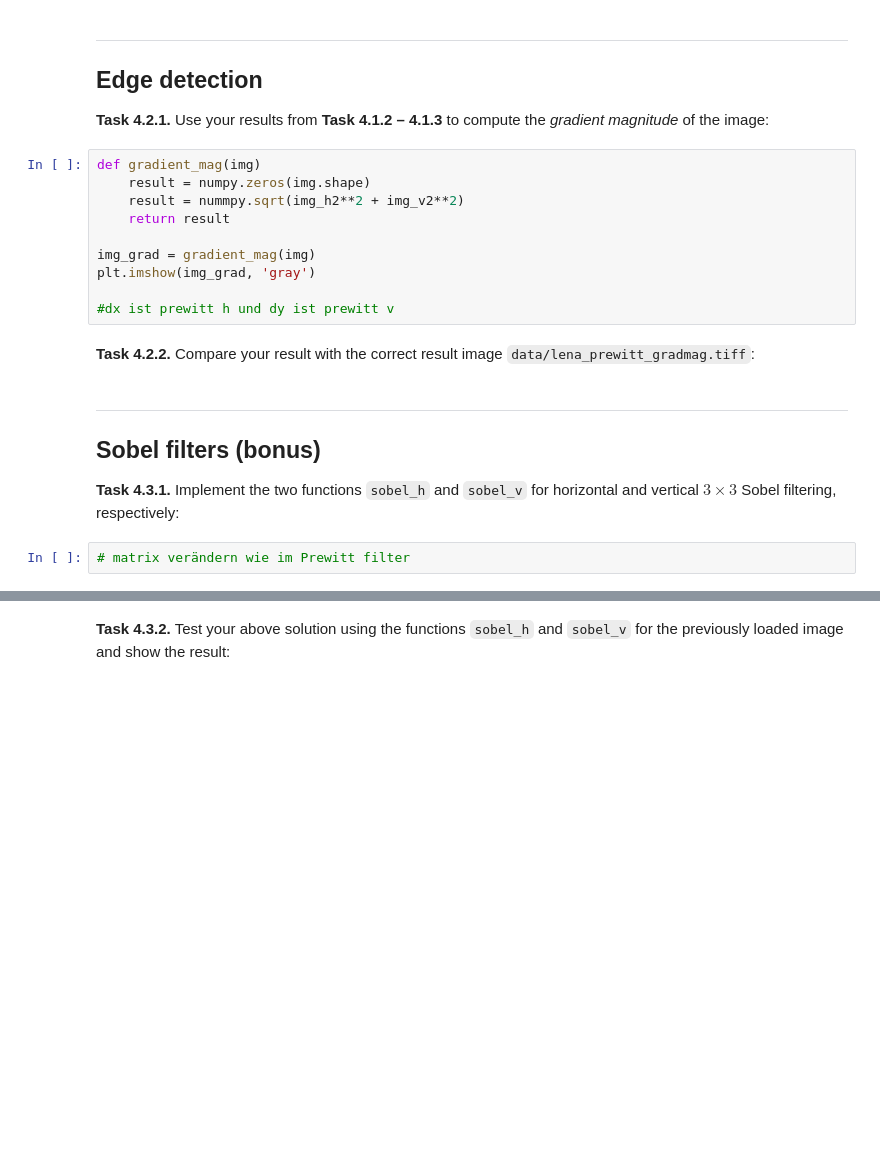
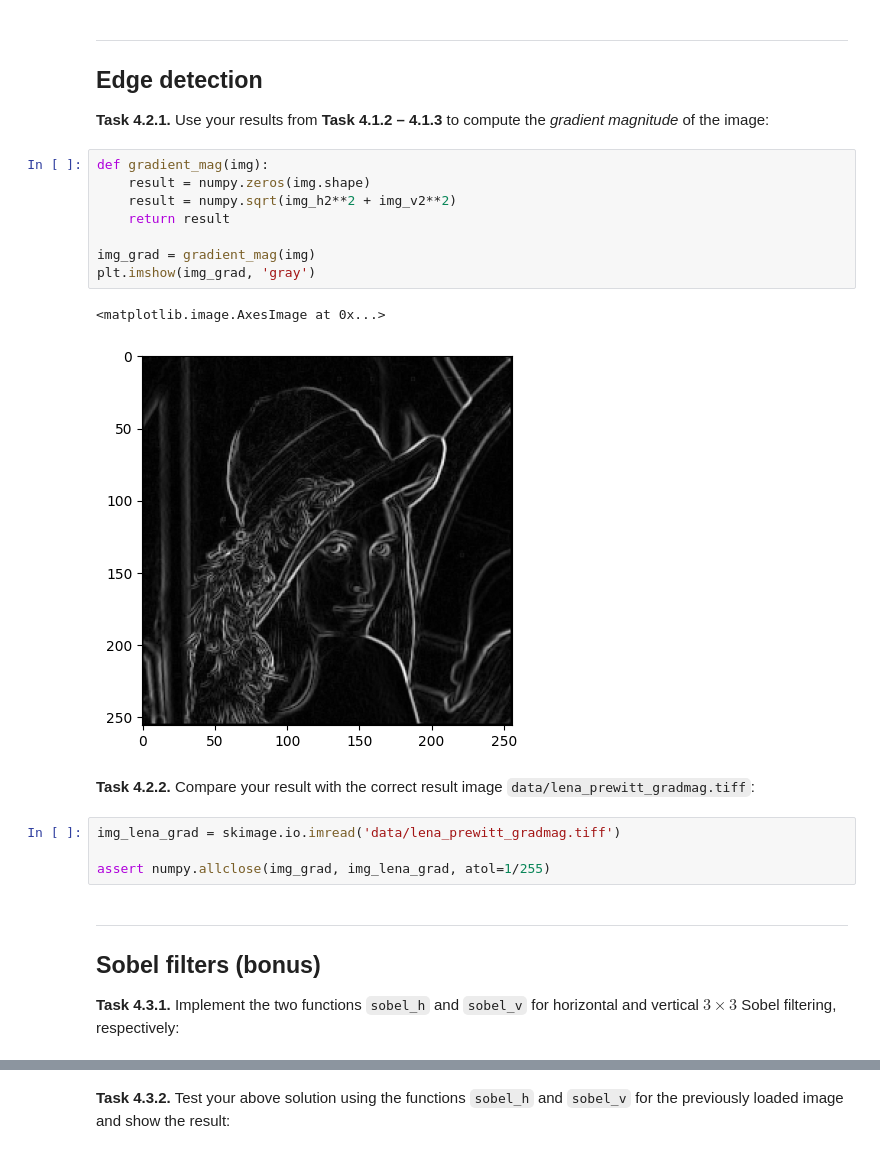
Before and after one commit to yasminast/mobi-fs3-python, a Jupyter notebook: task4.ipynb, the cells around one changed output, grey strips where cells are left out. Saved outputs shown, nothing was run; the diff lists cells and outputs as text; blank space fills up the shorter version.

```diff
--- a/task4.ipynb
+++ b/task4.ipynb
@@ -77,22 +77,25 @@ assert numpy.allclose(img_v2, img_lena_v, atol=1/255)
 
 **<a id="#">Task 4.2.1.</a>** Use your results from **Task 4.1.2 – 4.1.3** to compute the *gradient magnitude* of the image:
 # %%
-def gradient_mag(img)
+def gradient_mag(img):
     result = numpy.zeros(img.shape)
-    result = nummpy.sqrt(img_h2**2 + img_v2**2)
+    result = numpy.sqrt(img_h2**2 + img_v2**2)
     return result
 
 img_grad = gradient_mag(img)
 plt.imshow(img_grad, 'gray')
-
-#dx ist prewitt h und dy ist prewitt v
+# %% [output]
+<matplotlib.image.AxesImage at 0x...>
+[figure, added]
 # %% [markdown]
 **<a id="#">Task 4.2.2.</a>** Compare your result with the correct result image `data/lena_prewitt_gradmag.tiff`:
+# %%
+img_lena_grad = skimage.io.imread('data/lena_prewitt_gradmag.tiff')
+
+assert numpy.allclose(img_grad, img_lena_grad, atol=1/255)
 # %% [markdown]
 ---
 
 ## Sobel filters (bonus)
 
 **<a id="#">Task 4.3.1.</a>** Implement the two functions `sobel_h` and `sobel_v` for horizontal and vertical $3 \times 3$ Sobel filtering, respectively:
-# %%
-# matrix verändern wie im Prewitt filter
```
Also changed, not shown: parts of 4 cells of this notebook.
